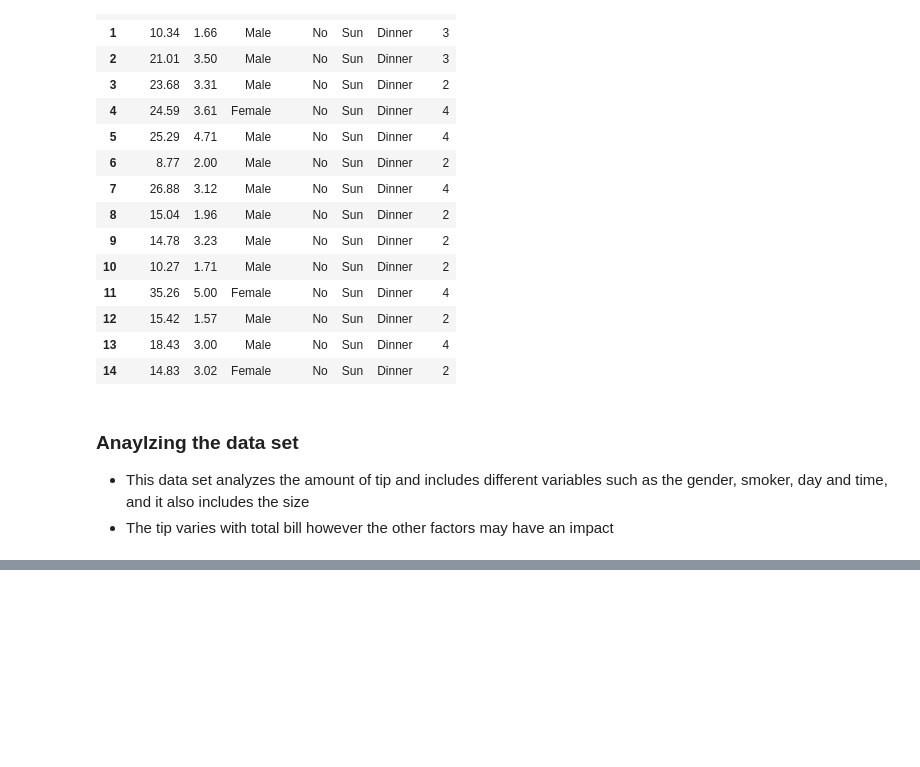
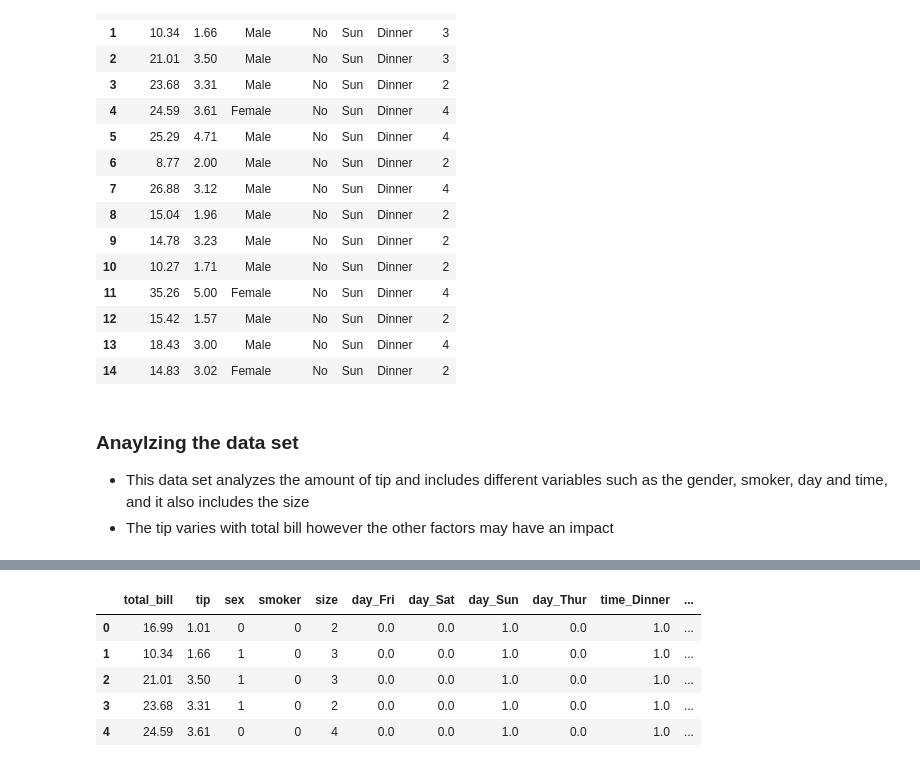
Before and after one commit to AlexKumar19/fastpages-APCSP, a Jupyter notebook: _notebooks/2023-03-09-2.3Hacks.ipynb, the cells around one changed output, grey strips where cells are left out. Cells and saved outputs as stored; diff of their text form; code cells hidden in the pictures; blank space fills up the shorter version.

```diff
--- a/_notebooks/2023-03-09-2.3Hacks.ipynb
+++ b/_notebooks/2023-03-09-2.3Hacks.ipynb
@@ -73,0 +75,19 @@ df.head()
+# %%
+from sklearn.preprocessing import OneHotEncoder
+import pandas as pd
+enc = OneHotEncoder(handle_unknown='ignore')
+enc.fit(df[['time']])
+onehot = enc.transform(df[['time']]).toarray()
+cols = ['time_' + val for val in enc.categories_[0]]
+df[cols] = pd.DataFrame(onehot)
+df.drop(['time'], axis=1, inplace=True)
+df.dropna(inplace=True)
+# %%
+df.head()
+# %% [output]
+|  | total_bill | tip | sex | smoker | size | day_Fri | day_Sat | day_Sun | day_Thur | time_Dinner | ... |
+| 0 | 16.99 | 1.01 | 0 | 0 | 2 | 0.0 | 0.0 | 1.0 | 0.0 | 1.0 | ... |
+| 1 | 10.34 | 1.66 | 1 | 0 | 3 | 0.0 | 0.0 | 1.0 | 0.0 | 1.0 | ... |
+| 2 | 21.01 | 3.50 | 1 | 0 | 3 | 0.0 | 0.0 | 1.0 | 0.0 | 1.0 | ... |
+| 3 | 23.68 | 3.31 | 1 | 0 | 2 | 0.0 | 0.0 | 1.0 | 0.0 | 1.0 | ... |
+| 4 | 24.59 | 3.61 | 0 | 0 | 4 | 0.0 | 0.0 | 1.0 | 0.0 | 1.0 | ... |
```
Also changed, not shown: parts of 11 cells of this notebook.
